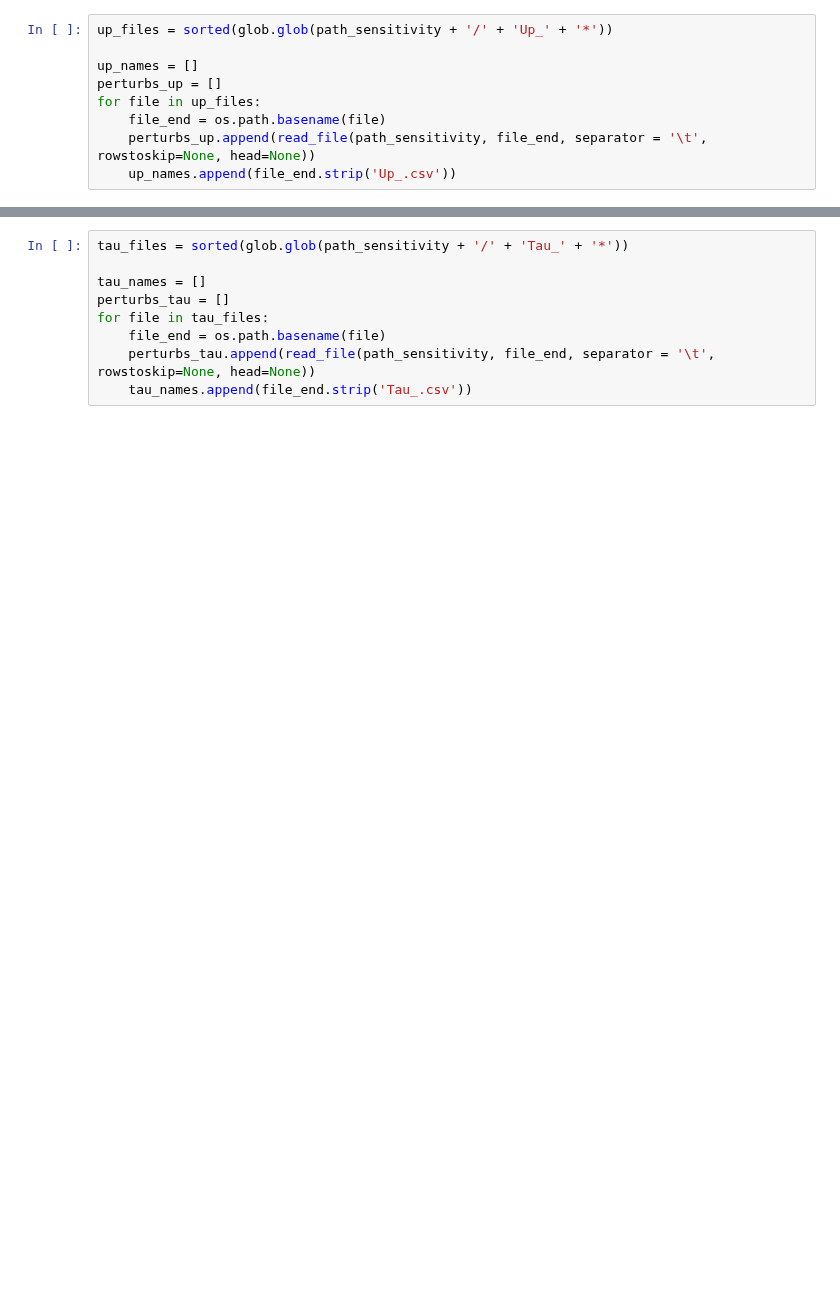
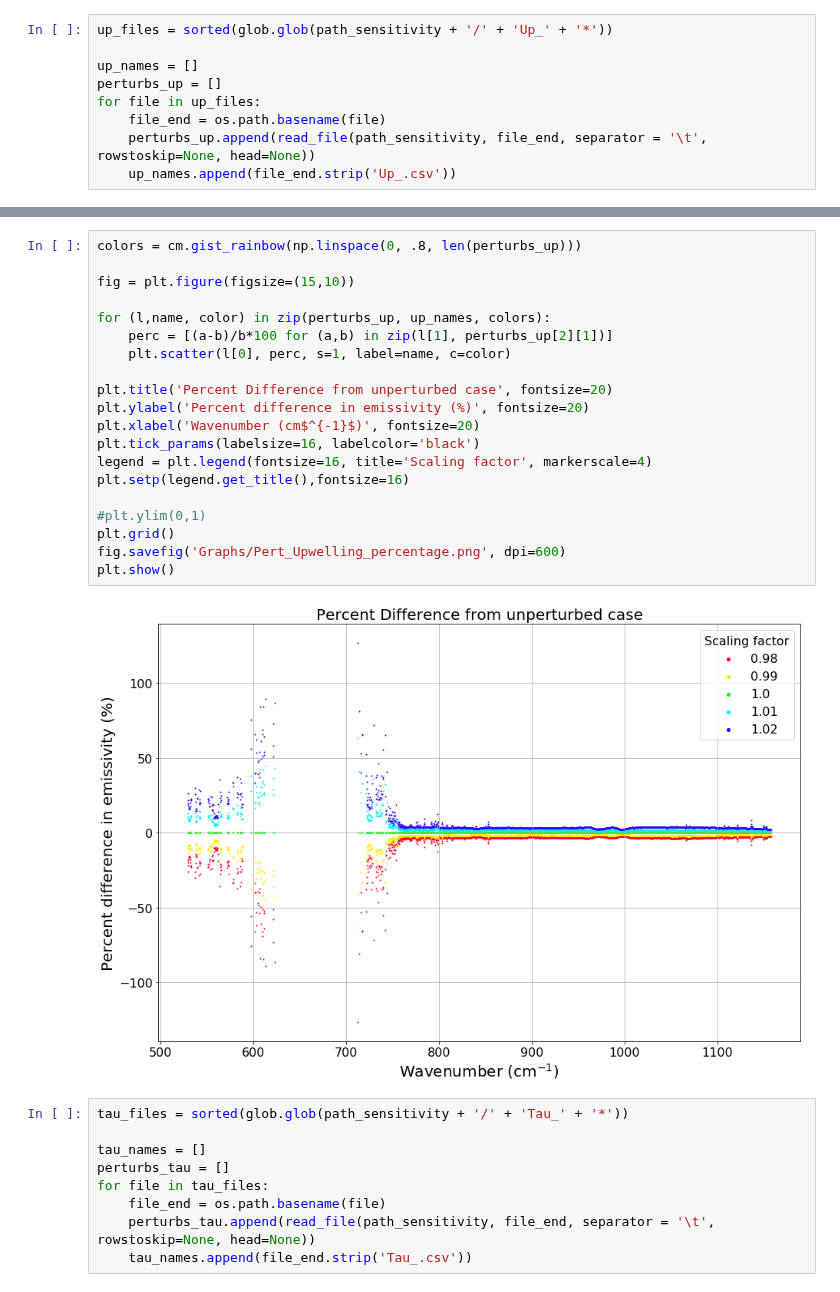
Before and after one commit to micolbedarida/MSci_Project, a Jupyter notebook: Sensitivity_Analysis_1503_Micol.ipynb, the cells around one changed output, grey strips where cells are left out. Drawn from its saved outputs; the diff is of its cells as text; blank space fills up the shorter version.

```diff
--- a/Sensitivity_Analysis_1503_Micol.ipynb
+++ b/Sensitivity_Analysis_1503_Micol.ipynb
@@ -454,6 +512,28 @@ plt.grid()
 plt.show()
 # %% [output]
 [figure]
+# %%
+colors = cm.gist_rainbow(np.linspace(0, .8, len(perturbs_up)))
+
+fig = plt.figure(figsize=(15,10))
+
+for (l,name, color) in zip(perturbs_up, up_names, colors):
+    perc = [(a-b)/b*100 for (a,b) in zip(l[1], perturbs_up[2][1])]
+    plt.scatter(l[0], perc, s=1, label=name, c=color)
+
+plt.title('Percent Difference from unperturbed case', fontsize=20)
+plt.ylabel('Percent difference in emissivity (%)', fontsize=20)
+plt.xlabel('Wavenumber (cm$^{-1}$)', fontsize=20)
+plt.tick_params(labelsize=16, labelcolor='black')
+legend = plt.legend(fontsize=16, title='Scaling factor', markerscale=4)
+plt.setp(legend.get_title(),fontsize=16)
+
+#plt.ylim(0,1)
+plt.grid()
+fig.savefig('Graphs/Pert_Upwelling_percentage.png', dpi=600)
+plt.show()
+# %% [output]
+[figure, added]
 # %%
 tau_files = sorted(glob.glob(path_sensitivity + '/' + 'Tau_' + '*'))
 
```
Also changed, not shown: parts of 15 cells of this notebook, 1 other file.
